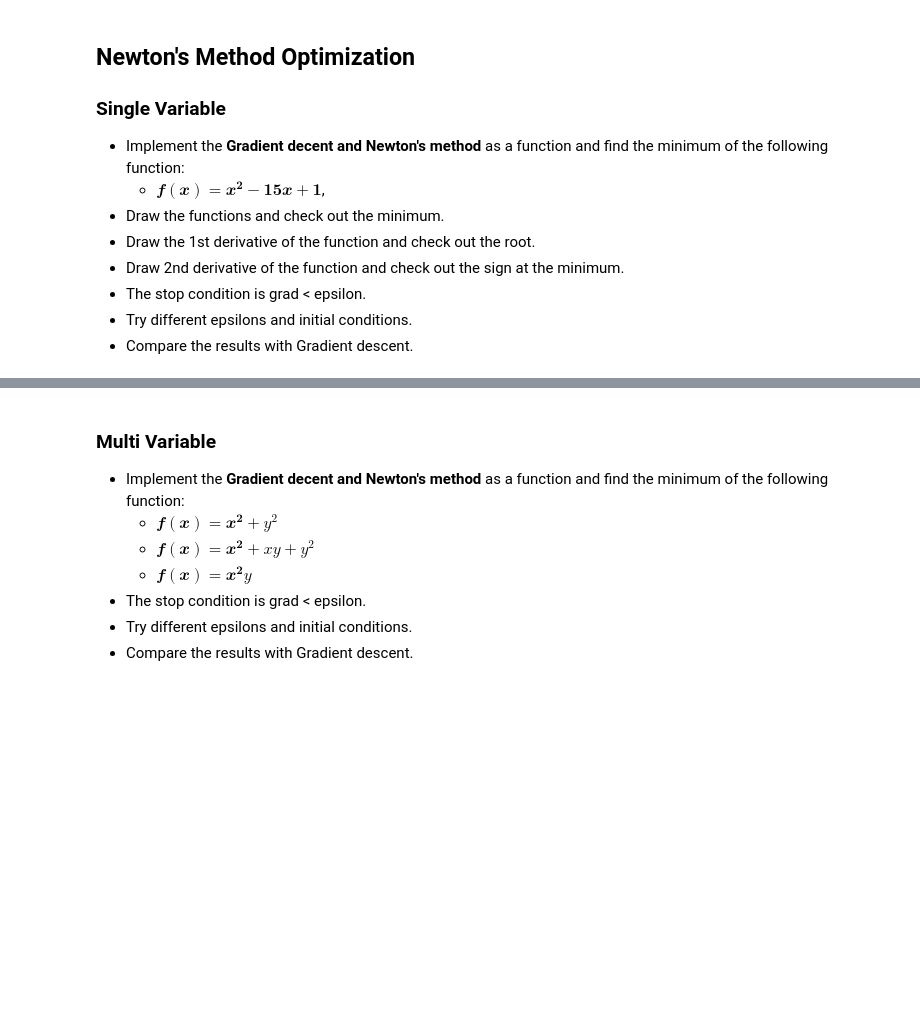
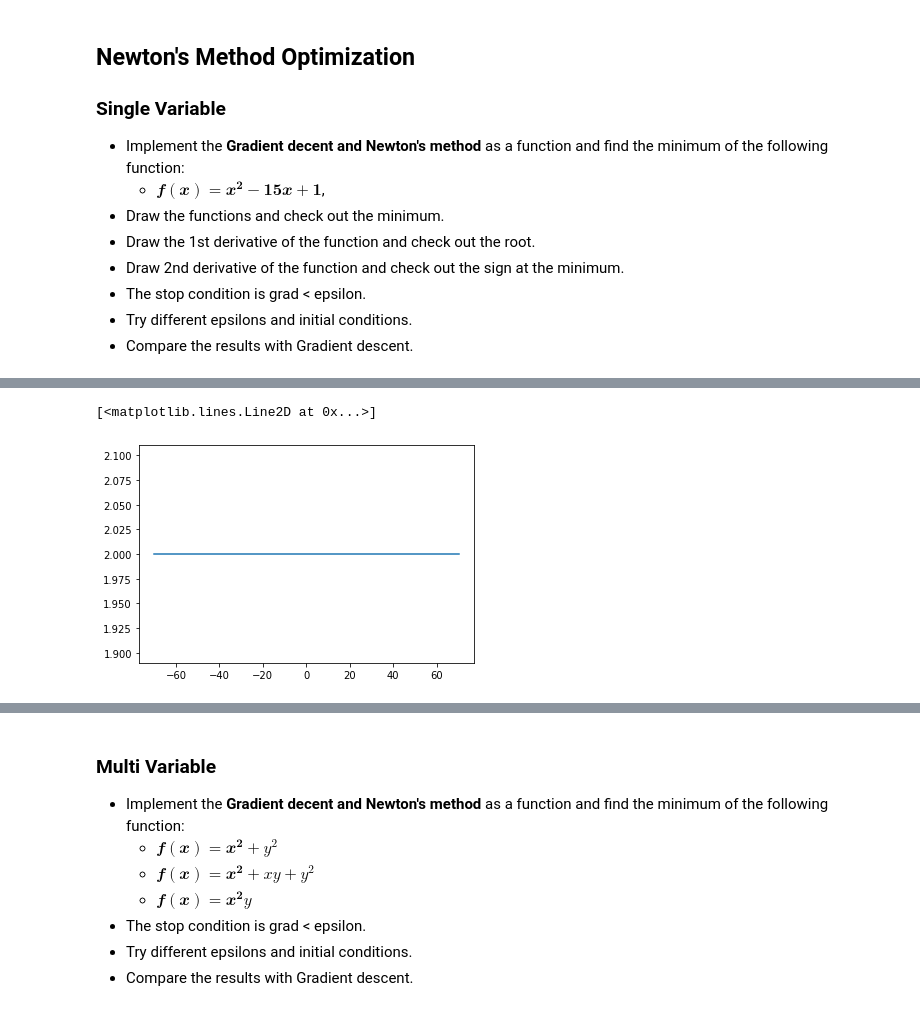
Before and after one commit to AbdellrahmanAmgad/ITI-Practical-Work, a Jupyter notebook: Numerical Algorithms/Lab_3.ipynb, the cells around one changed output, grey strips where cells are left out. Drawn from its saved outputs; the diff is of its cells as text; code cells hidden in the pictures; blank space fills up the shorter version.

```diff
--- a/Numerical Algorithms/Lab_3.ipynb
+++ b/Numerical Algorithms/Lab_3.ipynb
@@ -132,0 +136,6 @@ plt.show()
+# %%
+y = DDf(x)
+plt.plot(x,y)
+# %% [output]
+[<matplotlib.lines.Line2D at 0x...>]
+[figure, added]
```
Also changed, not shown: parts of 54 cells of this notebook.
